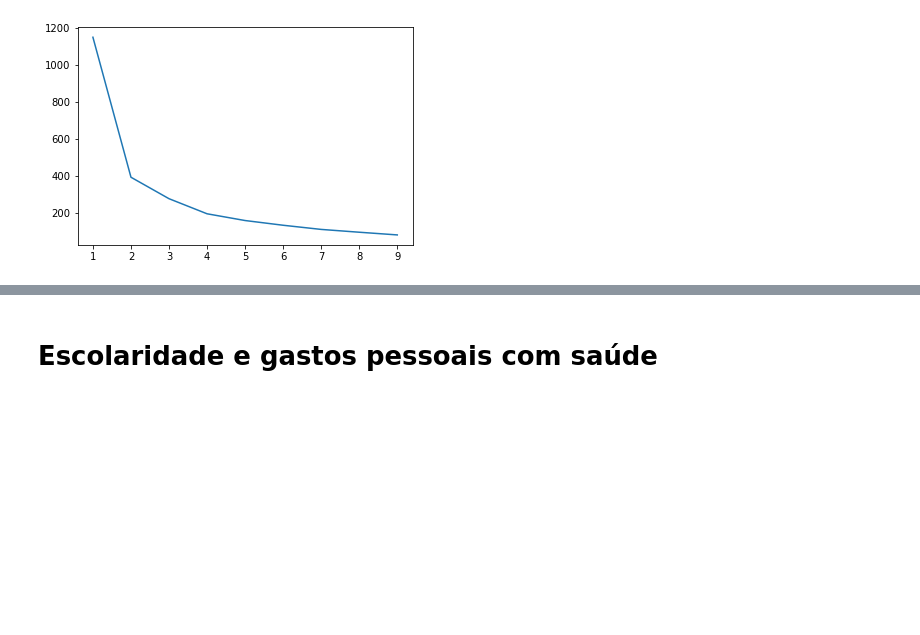
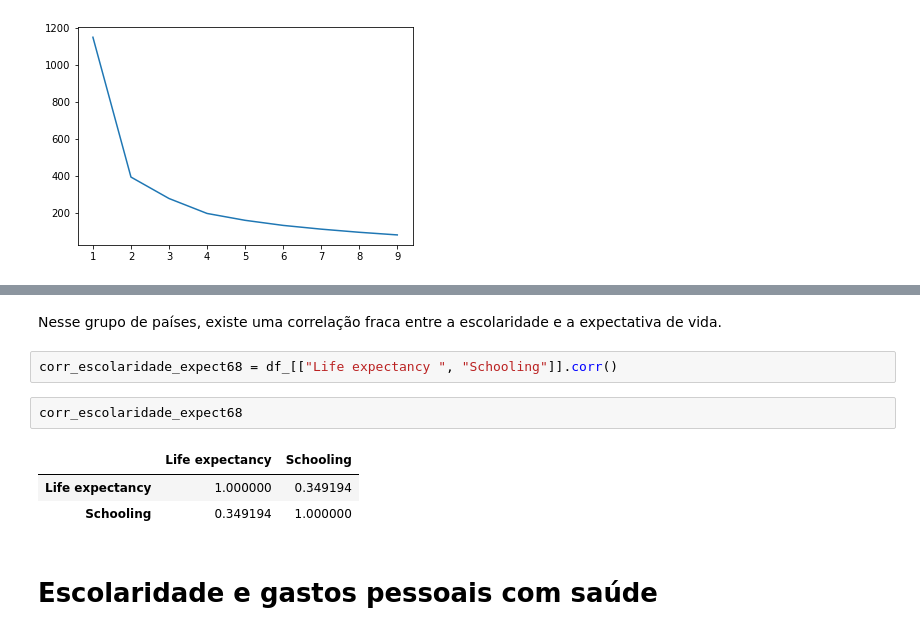
Before and after one commit to BergsonMelo/Expectativa-de-Vida, a Jupyter notebook: Agrupamento_por_idh.ipynb, the cells around one changed output, grey strips where cells are left out. Drawn from its saved outputs; the diff is of its cells as text; blank space fills up the shorter version.

```diff
--- a/Agrupamento_por_idh.ipynb
+++ b/Agrupamento_por_idh.ipynb
@@ -735,3 +747,13 @@ name_countries_classificated(df_, kmeans.labels_)
+# %% [markdown]
+Nesse grupo de países, existe uma correlação fraca entre a escolaridade e a expectativa de vida.
+# %%
+corr_escolaridade_expect68 = df_[["Life expectancy ", "Schooling"]].corr()
+# %%
+corr_escolaridade_expect68
+# %% [output]
+|  | Life expectancy | Schooling |
+| Life expectancy | 1.000000 | 0.349194 |
+| Schooling | 0.349194 | 1.000000 |
 # %% [markdown]
 # Escolaridade e gastos pessoais com saúde
 # %%
```
Also changed, not shown: parts of 48 cells of this notebook.
